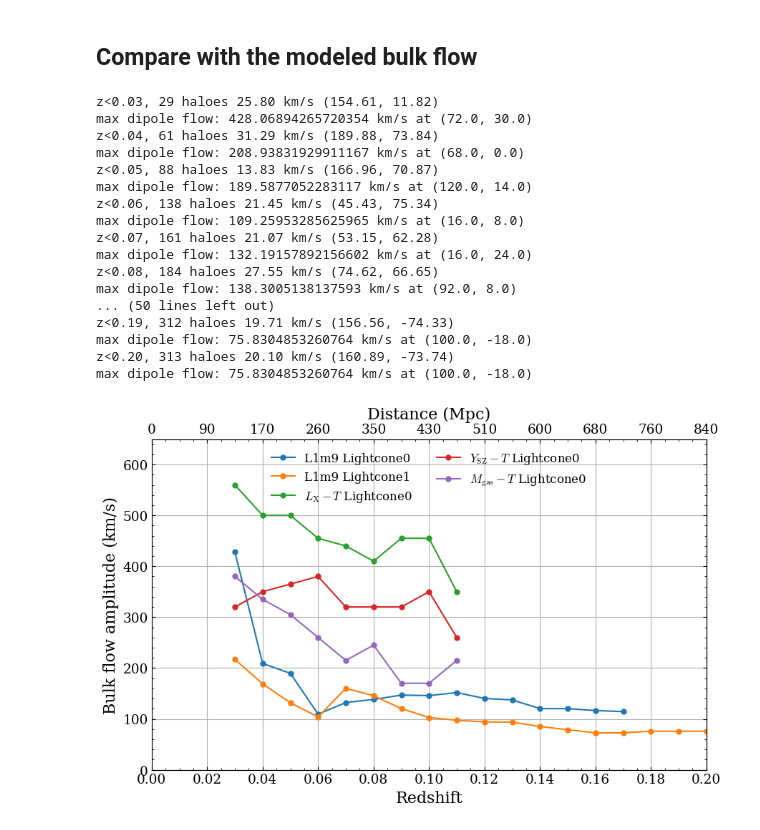
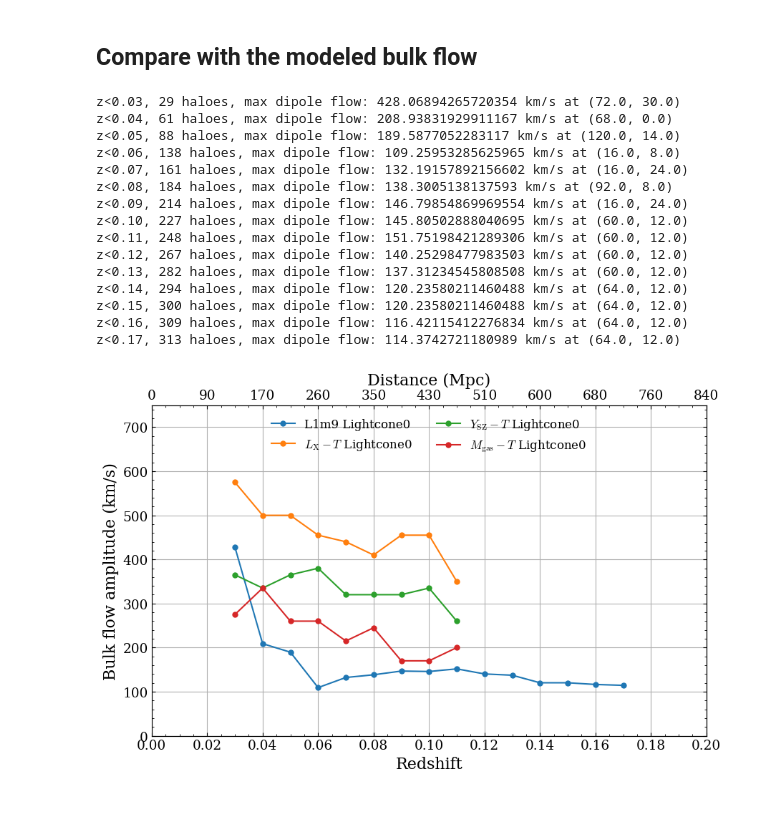
Before and after one commit to YujieH3/anisotropy-flamingo, a Jupyter notebook: notebooks/28true_bulk_flow_map.ipynb, the cells around one changed output. Saved outputs shown, nothing was run; the diff lists cells and outputs as text; code cells hidden in the pictures.

```diff
--- a/notebooks/28true_bulk_flow_map.ipynb
+++ b/notebooks/28true_bulk_flow_map.ipynb
@@ -235,16 +272,16 @@ def find_max_dipole_flow(Glon, Glat, los_v_map, count_map):
         dp_count = count_map[dp_mask]
 
         # calculate the dipole flow, weighted using number of clusters
-        if np.sum(count + dp_count) > 0:
+        if np.sum(count + dp_count) > 5:
             ubf_dp = (los_v*count - dp_los_v*dp_count)/(count + dp_count)
             ubf_dp = ubf_dp[0]
-            if np.abs(ubf_dp) > np.abs(max_ubf_dp):
+            if np.abs(ubf_dp) > np.abs(max_ubf_dp): # Find the maximum
                 if ubf_dp > 0:
                     max_ubf_dp = ubf_dp
                     max_bf_lon = lon
                     max_bf_lat = lat
                 else:
-                    max_ubf_dp = -max_ubf_dp
+                    max_ubf_dp = -ubf_dp
                     max_bf_lon = dp_lon
                     max_bf_lat = dp_lat
 
@@ -352,66 +407,64 @@ from astropy.cosmology import FlatLambdaCDM
 cosmo = FlatLambdaCDM(H0=68.1, Om0=0.306)
 fig, ax = plt.subplots(figsize=(10, 6))
 
+# Lightcone number
+i = 0
+
 # Calculate and plot the bulk flow for the first lightcone
-data = pd.read_csv('../data/samples_in_lightcone0_with_trees_duplicate_excision.csv')
-zmaxs, ubfs = ubf_z(data) # ubf_z returns a list
+data = pd.read_csv(f'../data/samples_in_lightcone{i}_with_trees_duplicate_excision.csv')
+zmaxs, ubfs, vlons, vlats = true_bulk_flow_z(data) # ubf_z returns a list
 zmaxs = np.array(zmaxs)
 
-ax.plot(zmaxs, ubfs, marker='o', label='L1m9 Lightcone0')
+ax.plot(zmaxs, ubfs, marker='o', label=f'L1m9 Lightcone{i}')
 
-# Calculate and plot the bulk flow for the second lightcone
-data = pd.read_csv('../data/samples_in_lightcone1_with_trees_duplicate_excision.csv')
-zmaxs, ubfs = ubf_z(data)
-zmaxs = np.array(zmaxs) # ubf_z returns a list
 
-ax.plot(zmaxs, ubfs, marker='o', label='L1m9 Lightcone1')
-
-# Set up the plot
-ax.set_xlabel('Redshift')
-ax.set_xticks(np.linspace(0, 0.2, 11))
 
 # Plot the modeled bulk flow
-df = pd.read_csv('../data/fits/bulk_flow_lightcone0.csv')
+df = pd.read_csv(f'../data/fits/bulk_flow_lightcone{i}.csv')
 for relation, label in zip(['LX-T', 'YSZ-T', 'M-T'], ['$L_\\mathrm{{X}}-T$', '$Y_\\mathrm{{SZ}}-T$', '$M_\\mathrm{{gas}}-T$']):
     zmax = df['zmax'].loc[df['scaling_relation']==relation] # Do LX-T for now
     ubfs = df['ubf'].loc[df['scaling_relation']==relation]
     zmaxs = np.array(zmax)
-    ax.plot(zmaxs, ubfs, marker='o', label=f'{label} Lightcone0')
+    ax.plot(zmaxs, ubfs, marker='o', label=f'{label} Lightcone{i}')
+
+
+
+# Set up the plot
+ax.set_xlabel('Redshift')
+ax.set_ylabel('Bulk flow amplitude (km/s)')
+ax.set_xticks(np.linspace(0, 0.2, 11))
 
 # set a double x label for redshift
 ax2 = ax.twiny()
 ax2.set_xlim(0, 0.2)
 ax2.set_xticks(np.linspace(0, 0.2, 11))                    # this line maps the x values to the new x axis
 Dco = cosmo.comoving_distance(np.linspace(0,0.2,11)).value # this line sets the tick labels for the new x axis
 xtickslabels = np.round(Dco, -1)
 xtickslabels = np.array(xtickslabels, dtype=int)
 ax2.set_xticklabels(xtickslabels) # this line sets the tick labels for the new x axis
 ax2.set_xlabel('Distance (Mpc)')
 
-ax.set_ylabel('Bulk flow amplitude (km/s)')
 ax.grid(True)
 ax.set_xlim(0, 0.2)
-ax.set_ylim(0, 650)
+ax.set_ylim(0, 750)
 
 # legend on the bottom ouside of the plot
 ax.legend(loc='upper center', shadow=True, ncol=2)
 plt.show()
 # %% [output]
-z<0.03, 29 haloes 25.80 km/s (154.61, 11.82)
-max dipole flow: 428.06894265720354 km/s at (72.0, 30.0)
-z<0.04, 61 haloes 31.29 km/s (189.88, 73.84)
-max dipole flow: 208.93831929911167 km/s at (68.0, 0.0)
-z<0.05, 88 haloes 13.83 km/s (166.96, 70.87)
-max dipole flow: 189.5877052283117 km/s at (120.0, 14.0)
-z<0.06, 138 haloes 21.45 km/s (45.43, 75.34)
-max dipole flow: 109.25953285625965 km/s at (16.0, 8.0)
-z<0.07, 161 haloes 21.07 km/s (53.15, 62.28)
-max dipole flow: 132.19157892156602 km/s at (16.0, 24.0)
-z<0.08, 184 haloes 27.55 km/s (74.62, 66.65)
-max dipole flow: 138.3005138137593 km/s at (92.0, 8.0)
-... (50 lines left out)
-z<0.19, 312 haloes 19.71 km/s (156.56, -74.33)
-max dipole flow: 75.8304853260764 km/s at (100.0, -18.0)
-z<0.20, 313 haloes 20.10 km/s (160.89, -73.74)
-max dipole flow: 75.8304853260764 km/s at (100.0, -18.0)
+z<0.03, 29 haloes, max dipole flow: 428.06894265720354 km/s at (72.0, 30.0)
+z<0.04, 61 haloes, max dipole flow: 208.93831929911167 km/s at (68.0, 0.0)
+z<0.05, 88 haloes, max dipole flow: 189.5877052283117 km/s at (120.0, 14.0)
+z<0.06, 138 haloes, max dipole flow: 109.25953285625965 km/s at (16.0, 8.0)
+z<0.07, 161 haloes, max dipole flow: 132.19157892156602 km/s at (16.0, 24.0)
+z<0.08, 184 haloes, max dipole flow: 138.3005138137593 km/s at (92.0, 8.0)
+z<0.09, 214 haloes, max dipole flow: 146.79854869969554 km/s at (16.0, 24.0)
+z<0.10, 227 haloes, max dipole flow: 145.80502888040695 km/s at (60.0, 12.0)
+z<0.11, 248 haloes, max dipole flow: 151.75198421289306 km/s at (60.0, 12.0)
+z<0.12, 267 haloes, max dipole flow: 140.25298477983503 km/s at (60.0, 12.0)
+z<0.13, 282 haloes, max dipole flow: 137.31234545808508 km/s at (60.0, 12.0)
+z<0.14, 294 haloes, max dipole flow: 120.23580211460488 km/s at (64.0, 12.0)
+z<0.15, 300 haloes, max dipole flow: 120.23580211460488 km/s at (64.0, 12.0)
+z<0.16, 309 haloes, max dipole flow: 116.42115412276834 km/s at (64.0, 12.0)
+z<0.17, 313 haloes, max dipole flow: 114.3742721180989 km/s at (64.0, 12.0)
-[figure, old version]
+[figure, new version]
```
Also changed, not shown: parts of 9 cells of this notebook, 7 other files.
